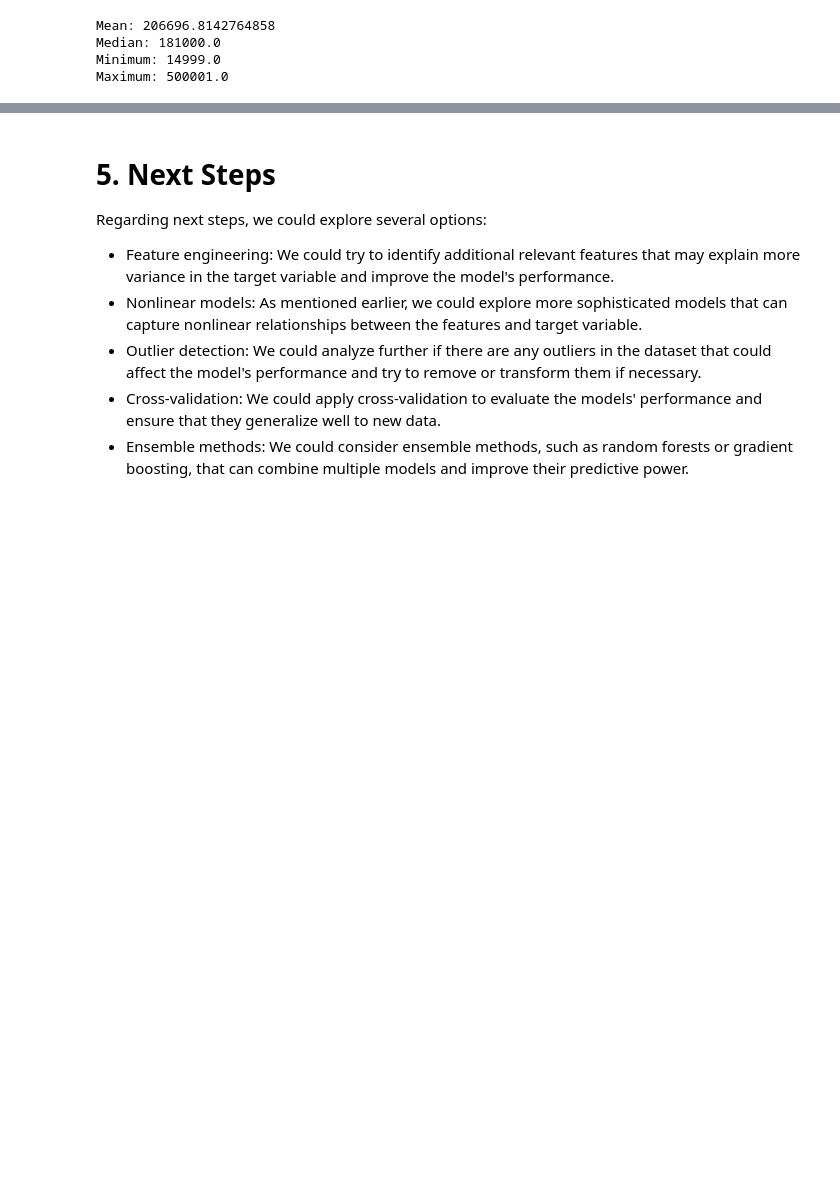
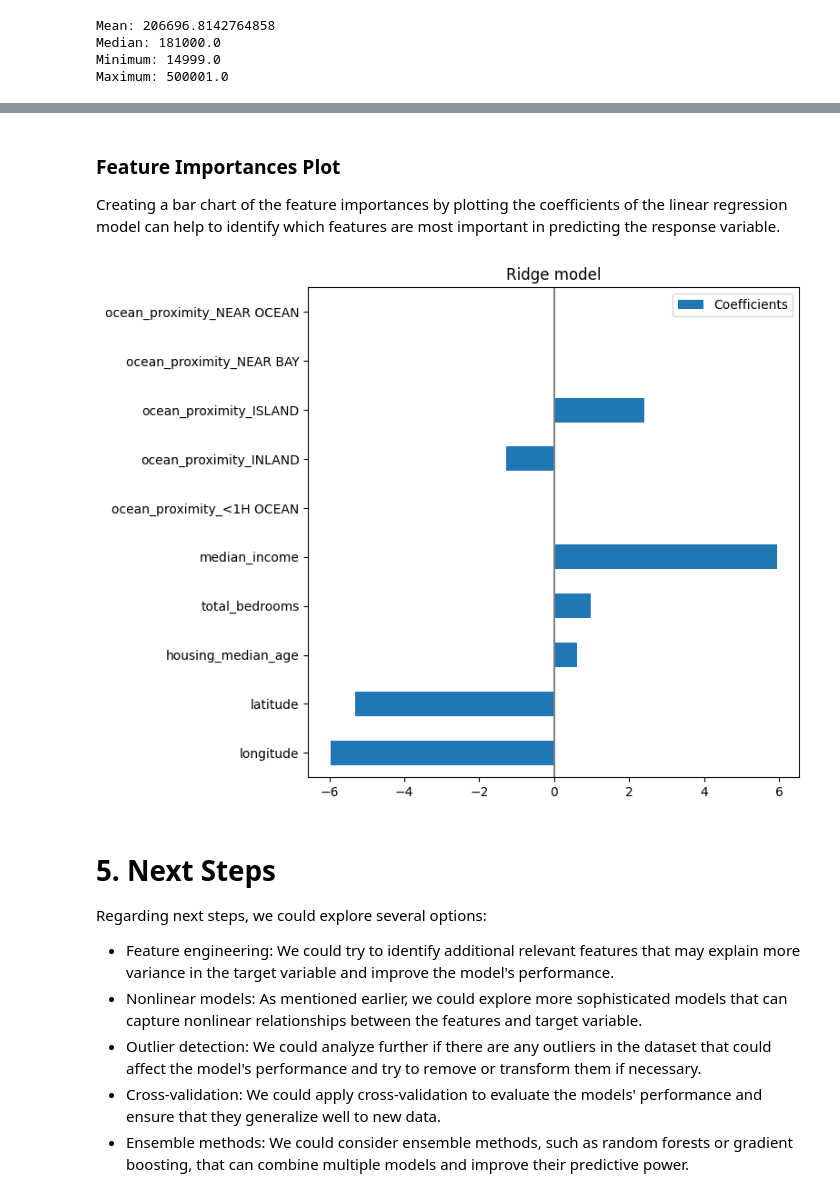
Before and after one commit to JoseJuan98/ml-regression-project-california-housing, a Jupyter notebook: notebooks/RegressionAnalysis.ipynb, the cells around one changed output, grey strips where cells are left out. Cells and saved outputs as stored; diff of their text form; code cells hidden in the pictures; blank space fills up the shorter version.

Commit message:
docs: report Regression Analysis

```diff
--- a/notebooks/RegressionAnalysis.ipynb
+++ b/notebooks/RegressionAnalysis.ipynb
@@ -505,3 +528,19 @@ pyplot.show();
+# %% [markdown]
+### Feature Importances Plot
+
+Creating a bar chart of the feature importances by plotting the coefficients of the linear regression model can help to identify which features are most important in predicting the response variable.
+# %%
+coefs = pandas.DataFrame(
+   lr_regularization.coef_,
+   columns=['Coefficients'], index=x_train.columns
+)
+
+coefs.plot(kind='barh', figsize=(9, 7))
+pyplot.title('Ridge model')
+pyplot.axvline(x=0, color='.5')
+pyplot.subplots_adjust(left=.3)
+# %% [output]
+[figure, added]
 # %% [markdown]
 # 5. Next Steps
 
```
Also changed, not shown: parts of 20 cells of this notebook, 1 other file.
